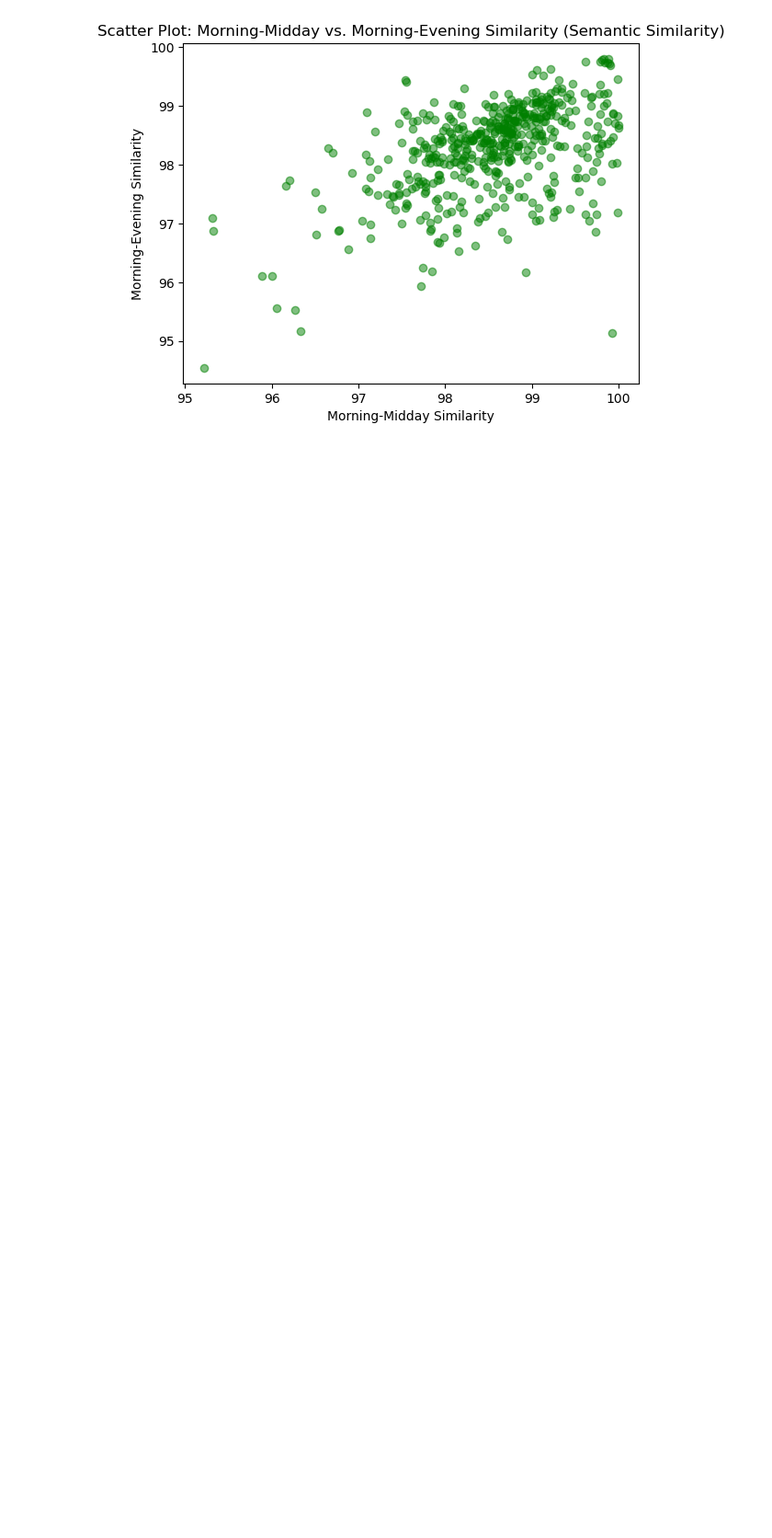
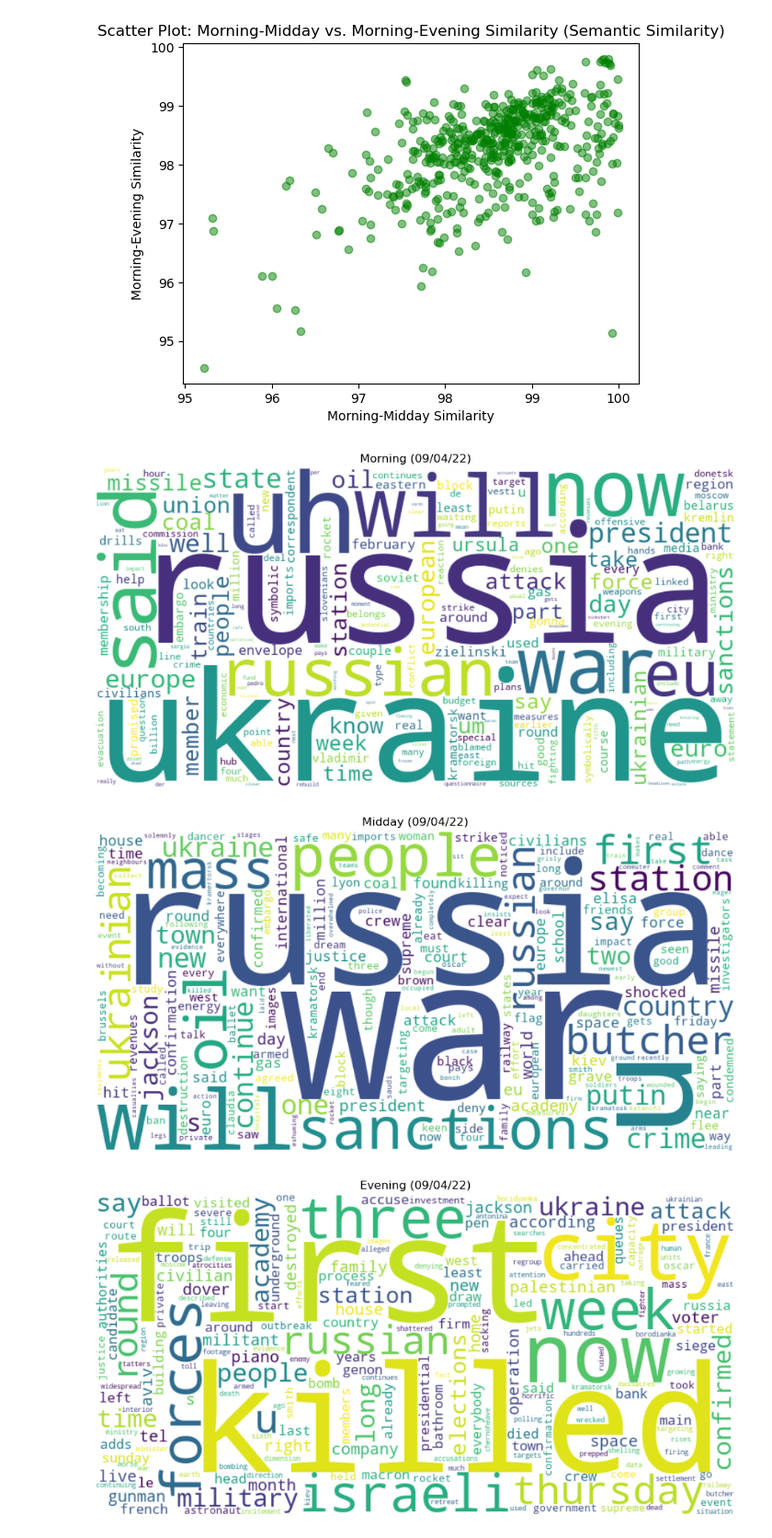
Before and after one commit to udayb3/Analysis-of-Daily-News-Bulletin, a Jupyter notebook: Graph/graph.ipynb, the cells around one changed output. Shown at 92% size. Drawn from its saved outputs; the diff is of its cells as text; code cells hidden in the pictures; blank space fills up the shorter version.

Commit message:
word_cloud added

```diff
--- a/Graph/graph.ipynb
+++ b/Graph/graph.ipynb
@@ -8,2 +9,6 @@ df=pd.read_csv('similarity.csv')
+# %%
+df=pd.read_csv('similarity.csv')
+df1=pd.read_csv('para.csv',sep='|',names=['Channel','Date','Time','Place','News'])
+df1['News'] = df1['News'].str.replace('[Music]', '')
 # %%
 df.rename(columns = {'Unnamed: 0':'S.No'}, inplace = True)
@@ -322,3 +308,20 @@ else:
 [figure]
 [figure]
 [figure]
+# %%
+target_date = '09/04/22'
+
+for target_time in ['Morning', 'Midday', 'Evening']:
+    filtered_df = df1[(df1['Date'] == target_date) & (df1['Time'] == target_time)]
+    news_text = ' '.join(filtered_df['News'])
+    wordcloud = WordCloud(width=800, height=400, background_color='white',collocations=False ).generate(news_text)
+
+    plt.figure(figsize=(12, 6))
+    plt.imshow(wordcloud, interpolation='bilinear')
+    plt.title(f'{target_time.capitalize()} ({target_date})')
+    plt.axis('off')
+    plt.show()
+# %% [output]
+[figure, added]
+[figure, added]
+[figure, added]
```
Also changed, not shown: parts of 11 cells of this notebook, 1 other file.
